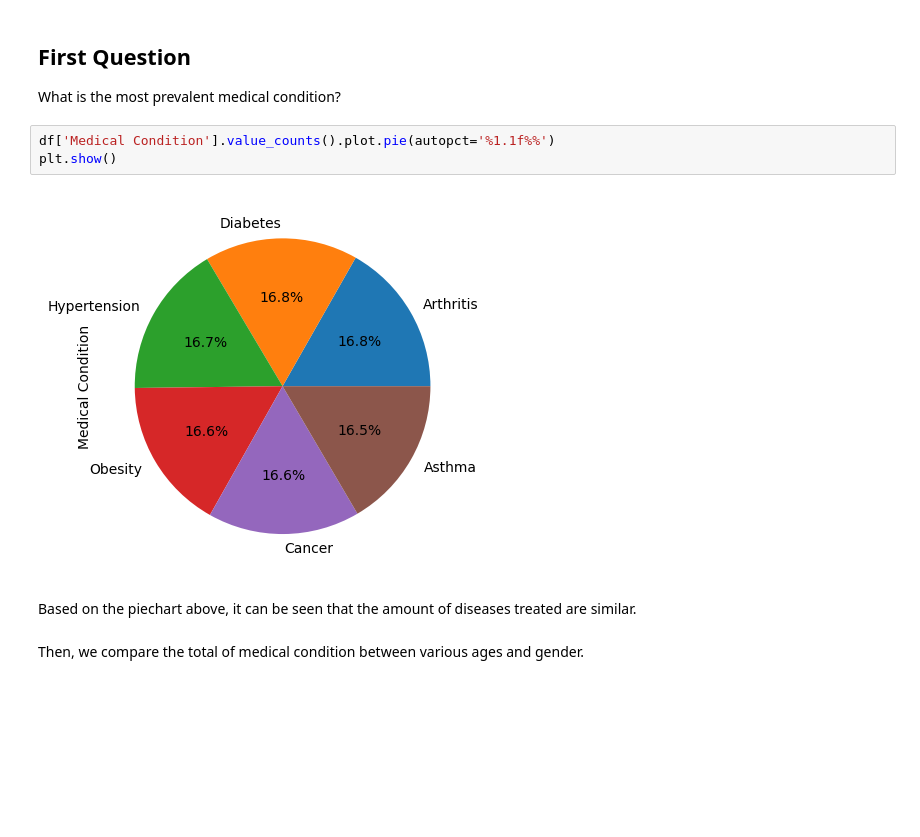
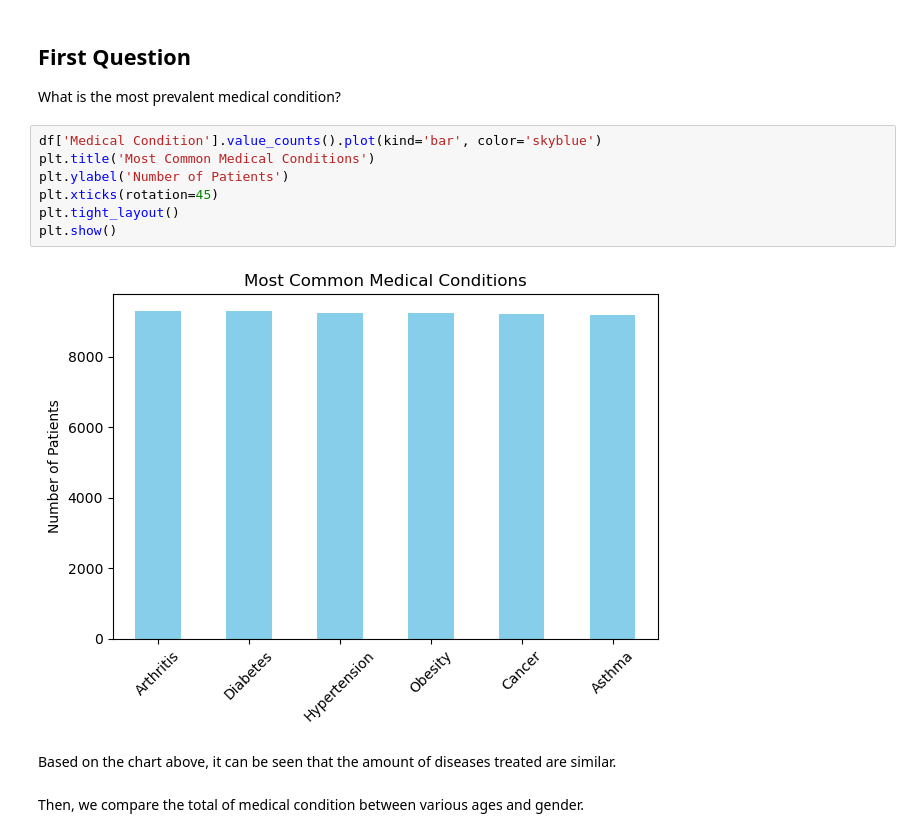
Before and after one commit to nahrul98/Statistics, a Jupyter notebook: Healthcare Datasets.ipynb, the cells around one changed output. Saved outputs shown, nothing was run; the diff lists cells and outputs as text; blank space fills up the shorter version.

```diff
--- a/Healthcare Datasets.ipynb
+++ b/Healthcare Datasets.ipynb
@@ -32,12 +32,16 @@ df
 ## First Question
 
 What is the most prevalent medical condition?
-# %%
-df['Medical Condition'].value_counts().plot.pie(autopct='%1.1f%%')
-plt.show()
-# %% [output]
-[figure, removed]
+# %%
+df['Medical Condition'].value_counts().plot(kind='bar', color='skyblue')
+plt.title('Most Common Medical Conditions')
+plt.ylabel('Number of Patients')
+plt.xticks(rotation=45)
+plt.tight_layout()
+plt.show()
+# %% [output]
+[figure, added]
 # %% [markdown]
-Based on the piechart above, it can be seen that the amount of diseases treated are similar.
+Based on the chart above, it can be seen that the amount of diseases treated are similar.
 # %% [markdown]
 Then, we compare the total of medical condition between various ages and gender.
```
Also changed, not shown: parts of 11 cells of this notebook.
